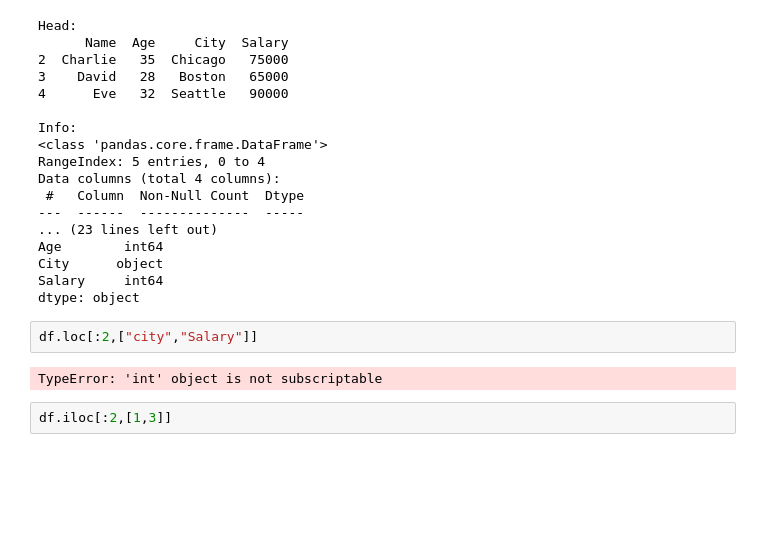
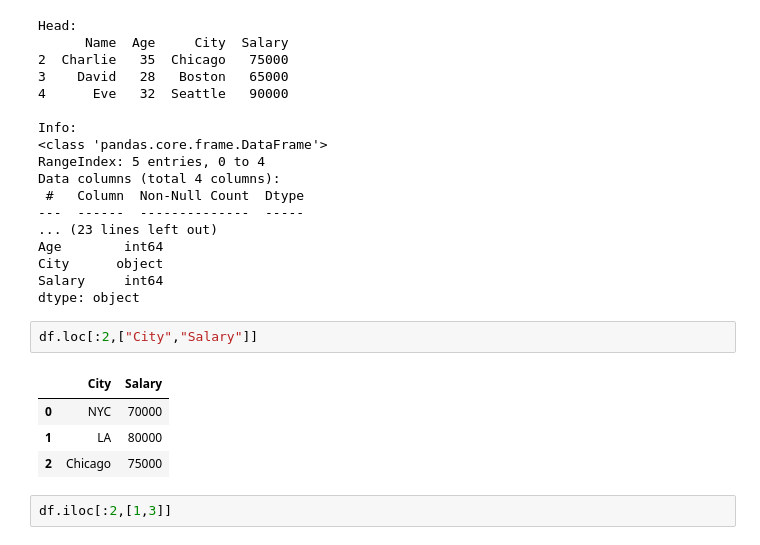
Before and after one commit to amkathum/-Colab, a Jupyter notebook: Data_Libraries.ipynb, the cells around one changed output. Cells and saved outputs as stored; diff of their text form; blank space fills up the shorter version.

```diff
--- a/Data_Libraries.ipynb
+++ b/Data_Libraries.ipynb
@@ -403,9 +403,12 @@ City      object
 Salary     int64
 dtype: object
 # %%
-df.loc[:2,["city","Salary"]]
+df.loc[:2,["City","Salary"]]
 # %% [output]
-TypeError: 'int' object is not subscriptable
+|  | City | Salary |
+| 0 | NYC | 70000 |
+| 1 | LA | 80000 |
+| 2 | Chicago | 75000 |
 # %%
 df.iloc[:2,[1,3]]
 # %% [output]
```
